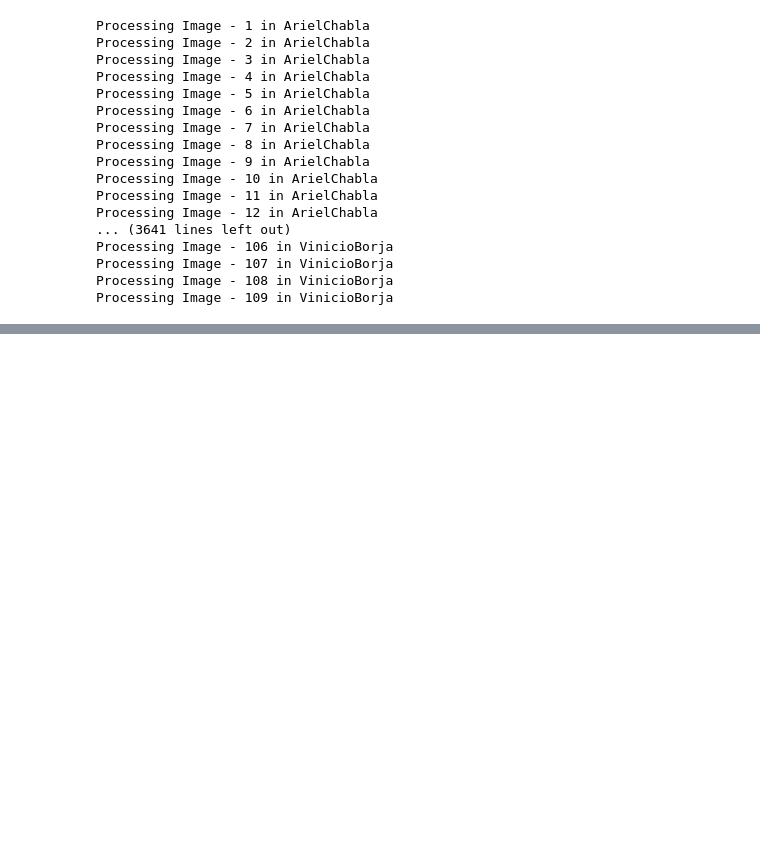
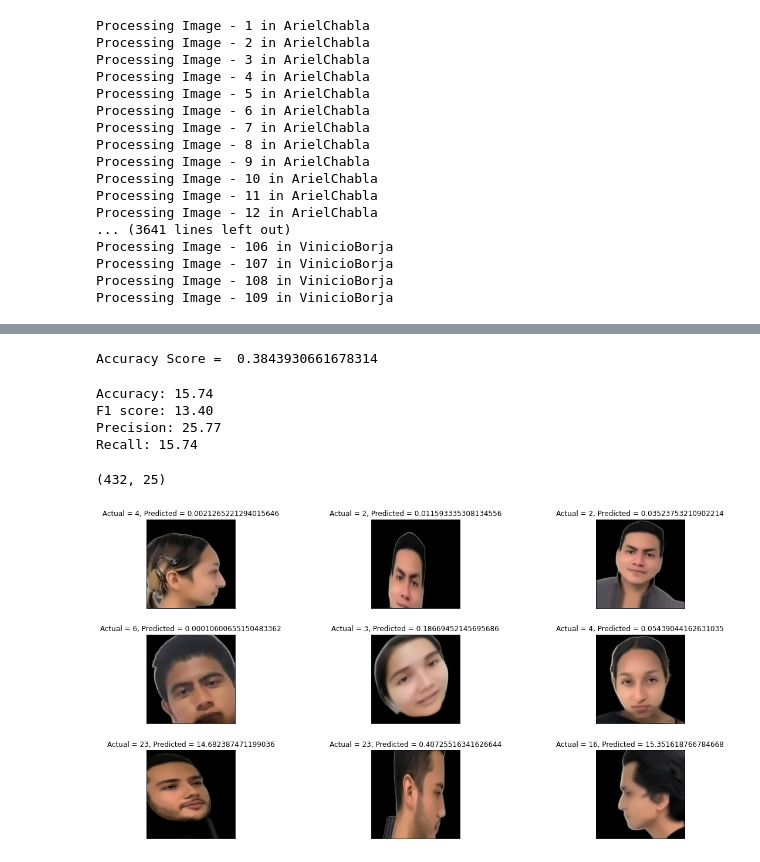
Before and after one commit to LeonardoB-10/ProyectoU3IA, a Jupyter notebook: Borja_Parraga_ProyectoUnidad3.ipynb, the cells around one changed output, grey strips where cells are left out. Drawn from its saved outputs; the diff is of its cells as text; code cells hidden in the pictures; blank space fills up the shorter version.

```diff
--- a/Borja_Parraga_ProyectoUnidad3.ipynb
+++ b/Borja_Parraga_ProyectoUnidad3.ipynb
@@ -671,0 +929,58 @@ Processing Image - 109 in VinicioBorja
+# %%
+#Imprimo el accuracy de mi modelo
+print('Accuracy Score = ',np.max(history.history['val_accuracy']))
+# %% [output]
+Accuracy Score =  0.3843930661678314
+# %%
+#Obtengo medidas de prediccion del modelo
+model_probs = model.predict(test_ds, verbose=0)
+# Predecir clases para el conjunto de prueba
+model_classes = np.argmax(model_probs,axis=1)
+# Reducir a un array de 1D
+model_probs = model_probs[:, 0]
+
+# accuracy: (tp + tn) / (p + n) encuentro el accuracy del modelo
+accuracy = accuracy_score(test_labels, model_classes)*100
+# precision tp / (tp + fp) encuentro la precision del modelo
+precision = precision_score(test_labels, model_classes, average='weighted')*100
+# recall: tp / (tp + fn) analizo el recall del modelo
+recall = recall_score(test_labels, model_classes, average='weighted')*100
+# f1: 2 tp / (2 tp + fp + fn)
+f1 = f1_score(test_labels, model_classes, average='weighted')*100
+
+#Imprimo los valores
+print('Accuracy: %.2f' % accuracy)
+print('F1 score: %.2f' % f1)
+print('Precision: %.2f' % precision)
+print('Recall: %.2f' % recall)
+# %% [output]
+Accuracy: 15.74
+F1 score: 13.40
+Precision: 25.77
+Recall: 15.74
+# %%
+#Hago una prediccion de mi modelo
+pred = model.predict(test_ds)
+
+pred.shape
+# %% [output]
+(432, 25)
+# %%
+#Mestro de forma grafica como esta funcionando el modelo con su prediccion aproximada
+plt.figure(1 , figsize = (19 , 10))
+n = 0
+
+for i in range(9):
+    n += 1
+    r = np.random.randint( 0, test_ds.shape[0], 1)
+
+    plt.subplot(3, 3, n)
+    plt.subplots_adjust(hspace = 0.3, wspace = 0.3)
+
+    plt.imshow(test_ds[r[0]])
+    plt.title('Actual = {}, Predicted = {}'.format(test_labels[r[0]] , test_labels[r[0]]*pred[r[0]][test_labels[r[0]]]) )
+    plt.xticks([]) , plt.yticks([])
+
+plt.show()
+# %% [output]
+[figure, added]
```
Also changed, not shown: parts of 24 cells of this notebook.
